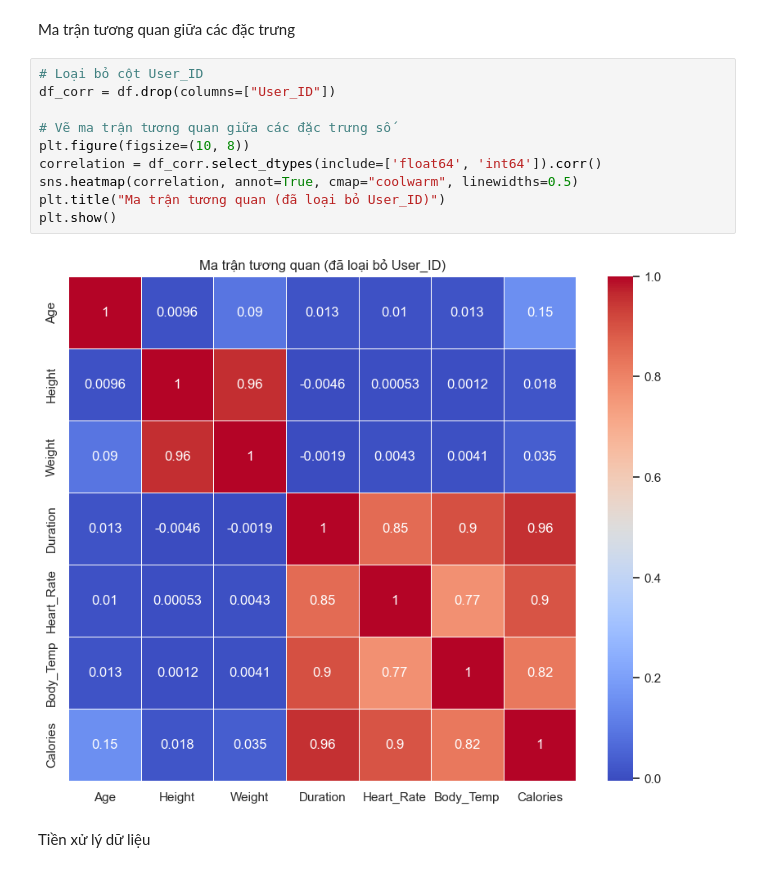
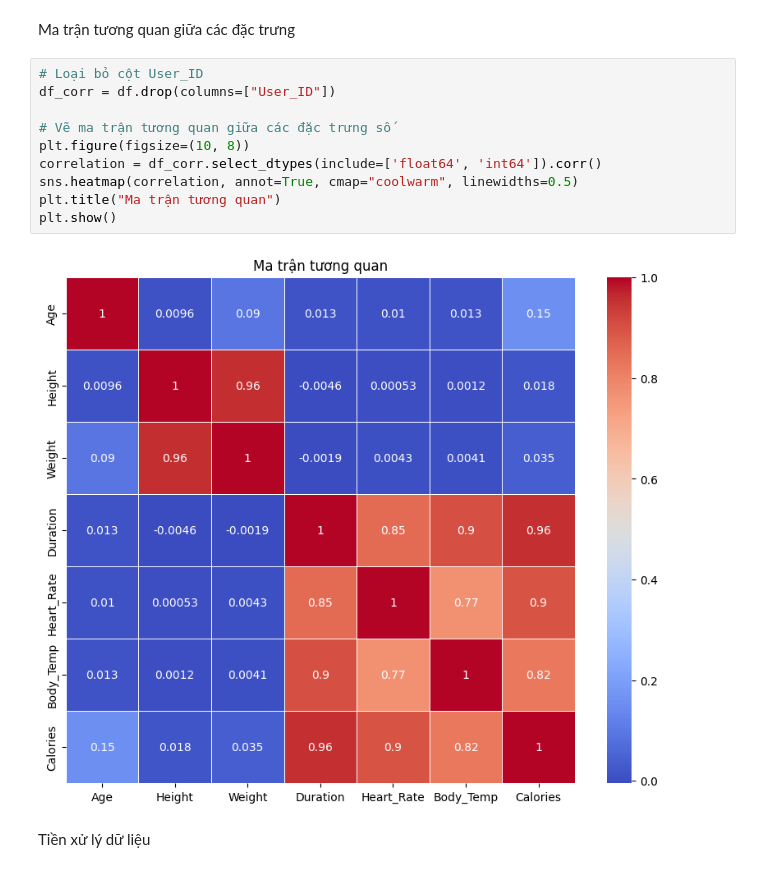
Before and after one commit to trungpd23/DuDoanLuongCaloBiDotChay, a Jupyter notebook: CaloriesBurntPrediction.ipynb, the cells around one changed output. Saved outputs shown, nothing was run; the diff lists cells and outputs as text.

```diff
--- a/CaloriesBurntPrediction.ipynb
+++ b/CaloriesBurntPrediction.ipynb
@@ -181,14 +181,14 @@ Ma trận tương quan giữa các đặc trưng
 # %%
 # Loại bỏ cột User_ID
 df_corr = df.drop(columns=["User_ID"])
 
 # Vẽ ma trận tương quan giữa các đặc trưng số
 plt.figure(figsize=(10, 8))
 correlation = df_corr.select_dtypes(include=['float64', 'int64']).corr()
 sns.heatmap(correlation, annot=True, cmap="coolwarm", linewidths=0.5)
-plt.title("Ma trận tương quan (đã loại bỏ User_ID)")
+plt.title("Ma trận tương quan")
 plt.show()
 # %% [output]
-[figure, old version]
+[figure, new version]
 # %% [markdown]
 Tiền xử lý dữ liệu
```
Also changed, not shown: parts of 9 cells of this notebook.
